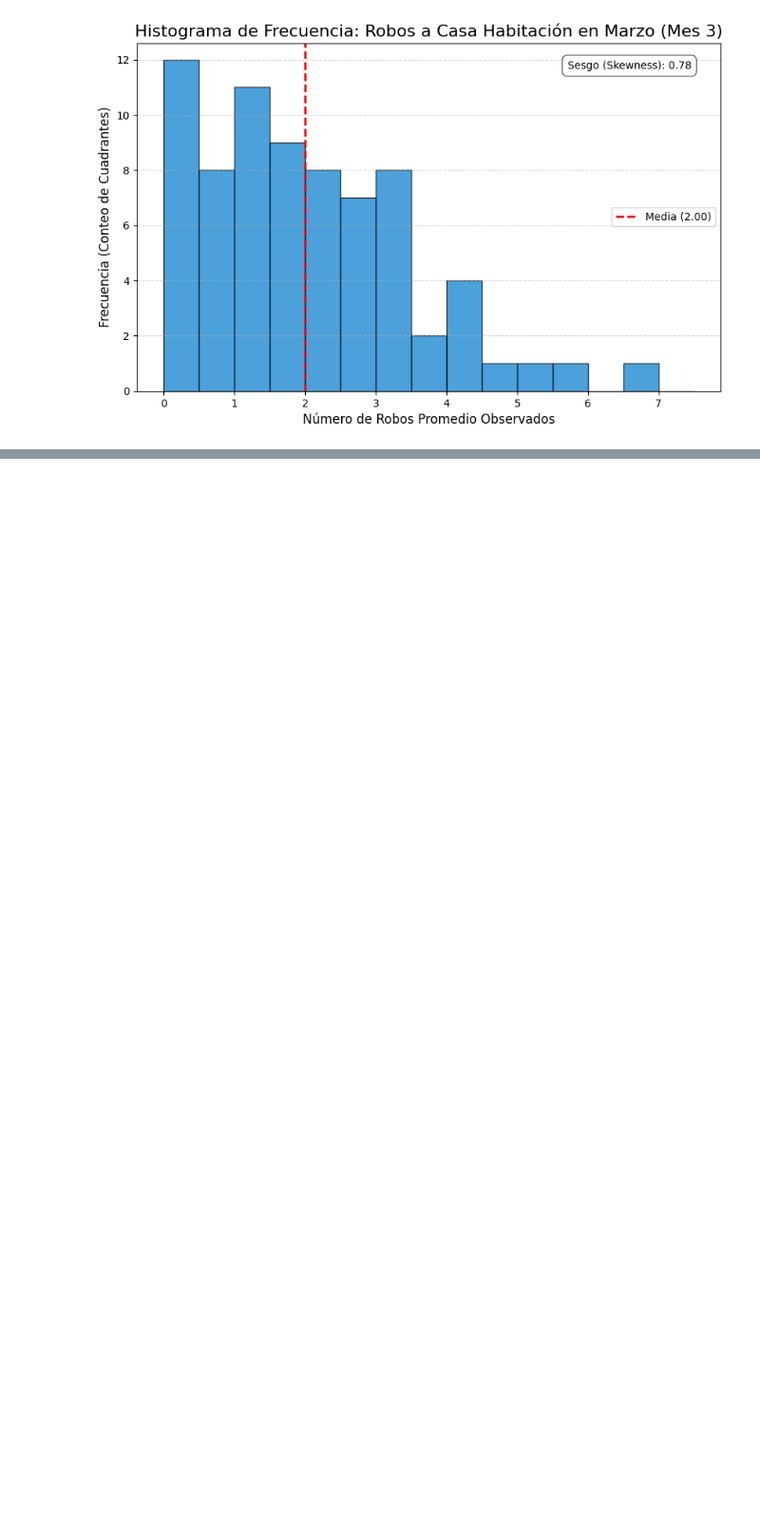
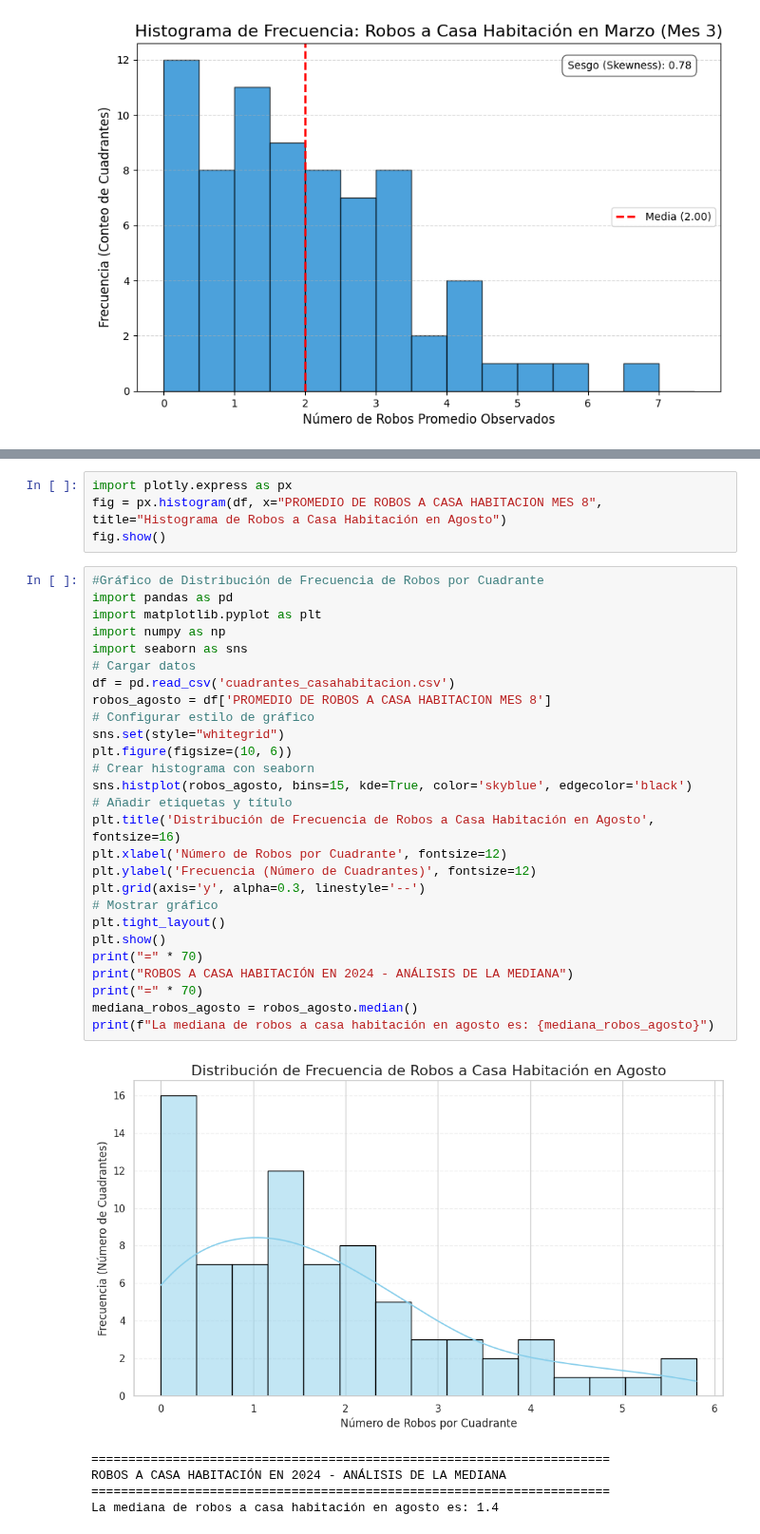
Before and after one commit to CLA-TI3001C-AD2025-G100/A01563230-EDA, a Jupyter notebook: FICOSEC.ipynb, the cells around one changed output, grey strips where cells are left out. Shown at 95% size. Drawn from its saved outputs; the diff is of its cells as text; blank space fills up the shorter version.

```diff
--- a/FICOSEC.ipynb
+++ b/FICOSEC.ipynb
@@ -1172,0 +1251,37 @@ Total de cuadrantes: 78
+# %%
+import plotly.express as px
+fig = px.histogram(df, x="PROMEDIO DE ROBOS A CASA HABITACION MES 8", title="Histograma de Robos a Casa Habitación en Agosto")
+fig.show()
+# %%
+#Gráfico de Distribución de Frecuencia de Robos por Cuadrante
+import pandas as pd
+import matplotlib.pyplot as plt
+import numpy as np
+import seaborn as sns
+# Cargar datos
+df = pd.read_csv('cuadrantes_casahabitacion.csv')
+robos_agosto = df['PROMEDIO DE ROBOS A CASA HABITACION MES 8']
+# Configurar estilo de gráfico
+sns.set(style="whitegrid")
+plt.figure(figsize=(10, 6))
+# Crear histograma con seaborn
+sns.histplot(robos_agosto, bins=15, kde=True, color='skyblue', edgecolor='black')
+# Añadir etiquetas y título
+plt.title('Distribución de Frecuencia de Robos a Casa Habitación en Agosto', fontsize=16)
+plt.xlabel('Número de Robos por Cuadrante', fontsize=12)
+plt.ylabel('Frecuencia (Número de Cuadrantes)', fontsize=12)
+plt.grid(axis='y', alpha=0.3, linestyle='--')
+# Mostrar gráfico
+plt.tight_layout()
+plt.show()
+print("=" * 70)
+print("ROBOS A CASA HABITACIÓN EN 2024 - ANÁLISIS DE LA MEDIANA")
+print("=" * 70)
+mediana_robos_agosto = robos_agosto.median()
+print(f"La mediana de robos a casa habitación en agosto es: {mediana_robos_agosto}")
+# %% [output]
+[figure, added]
+======================================================================
+ROBOS A CASA HABITACIÓN EN 2024 - ANÁLISIS DE LA MEDIANA
+======================================================================
+La mediana de robos a casa habitación en agosto es: 1.4
```
Also changed, not shown: parts of 5 cells of this notebook, 4 other files.
